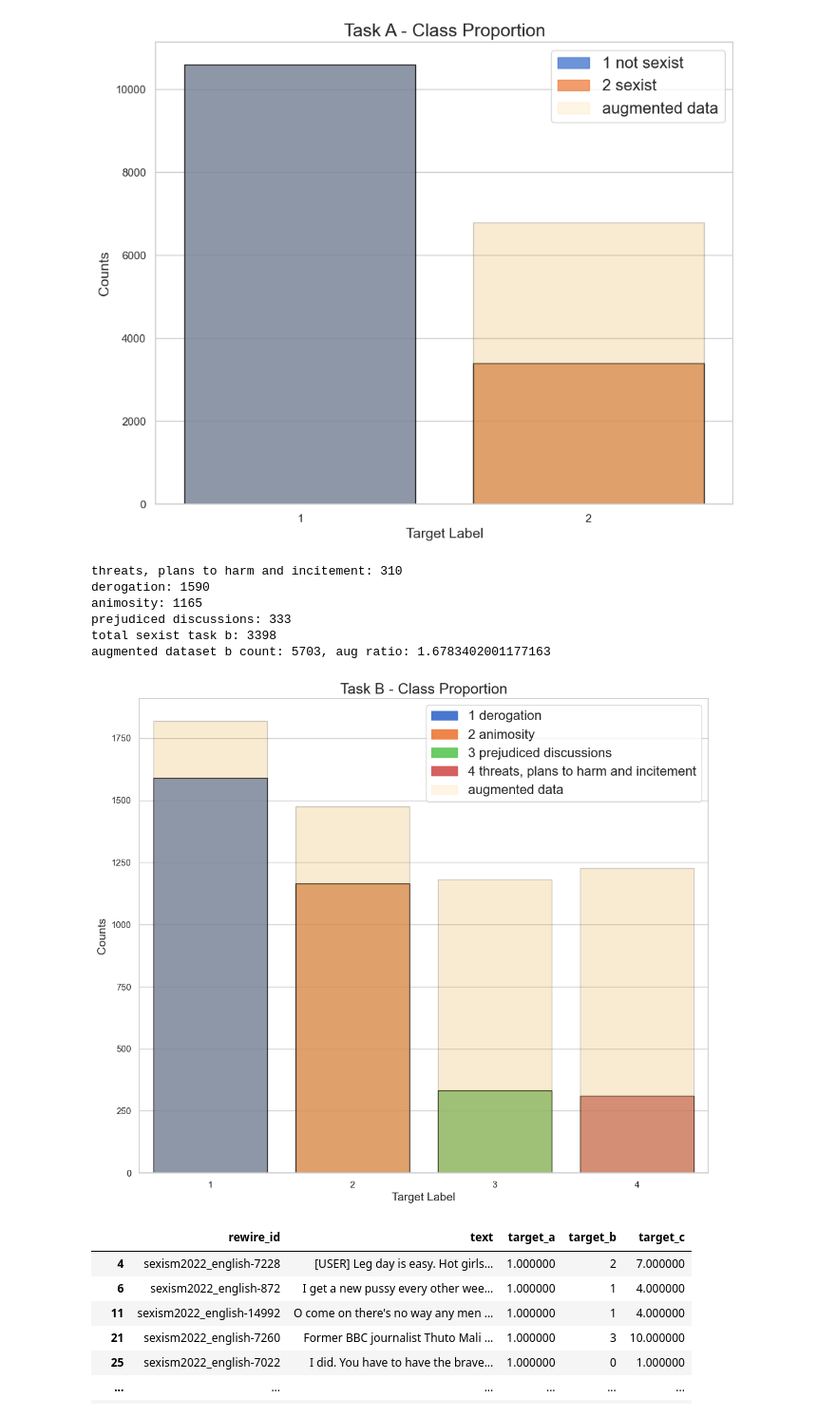
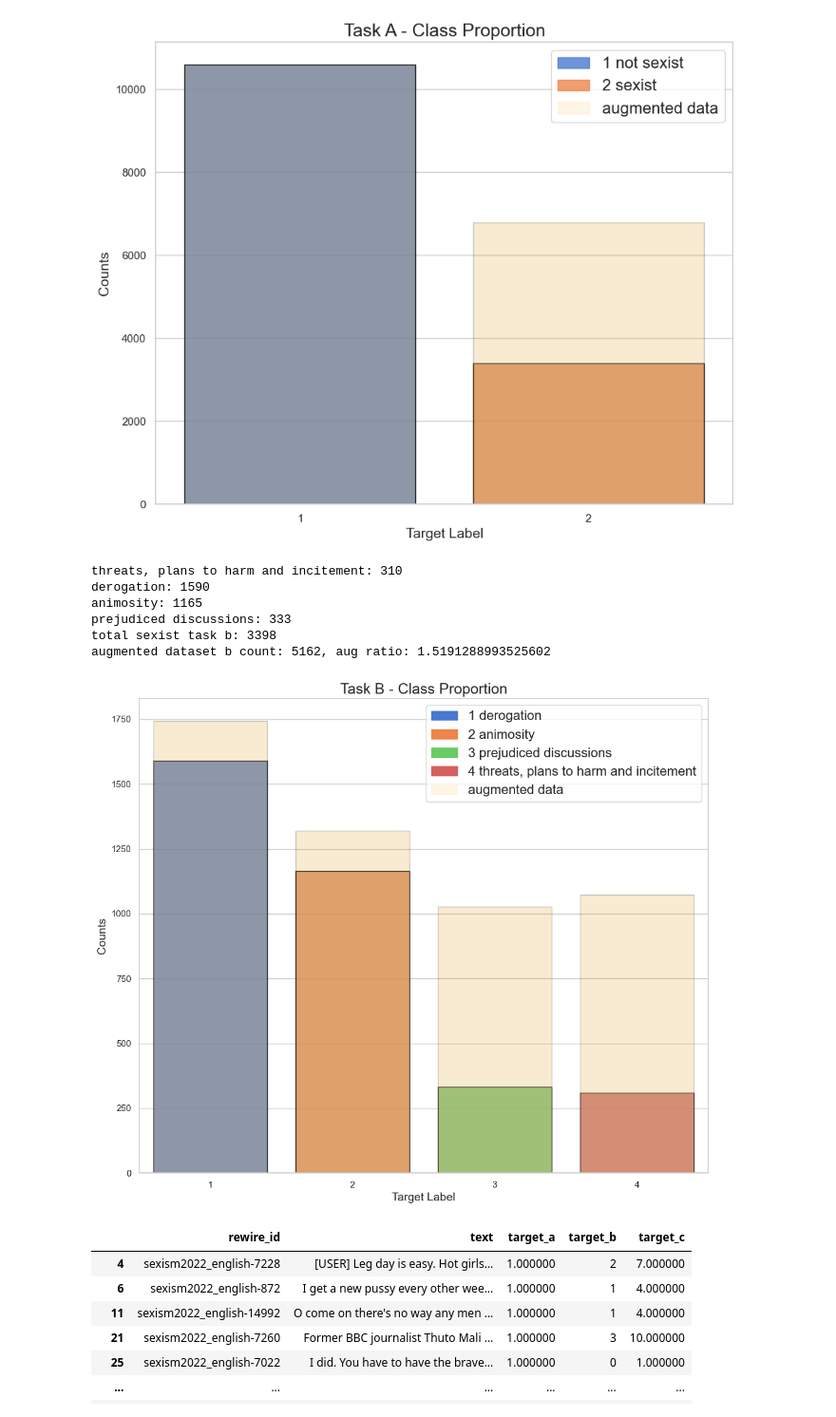
Before and after one commit to AxelBogos/SemEval-Edos, a Jupyter notebook: notebooks/5_ab_final-report-plots-data-aug.ipynb, the cells around one changed output. Shown at 95% size. Saved outputs shown, nothing was run; the diff lists cells and outputs as text; code cells hidden in the pictures.

```diff
--- a/notebooks/5_ab_final-report-plots-data-aug.ipynb
+++ b/notebooks/5_ab_final-report-plots-data-aug.ipynb
@@ -110,7 +110,7 @@ print(f"total sexist task b: {len(pd.concat([b1, b2, b3, b4]))}")
 
 aug_task_b = pd.concat([train_task_b,
                         b1_aug_insertion,
-                        b1_aug_syn.sample(int(len(b1)*1)),
+                        b1_aug_syn.sample(int(len(b1)*0.5)),
                         b1_aug_swap.sample(int(len(b1)*0)),
 
                         b2_aug_insertion.sample(int(len(b2)*0)),
@@ -119,13 +119,13 @@ aug_task_b = pd.concat([train_task_b,
                         b3_aug_insertion.sample(int(len(b3)*0)),
                         b3_aug_syn.sample(int(len(b3)*0)),
 
-                        b4_aug_syn.sample(int(len(b1)*1)),
+                        b4_aug_syn.sample(int(len(b1)*0.5)),
                         b4_aug_insertion.sample(int(len(b1)*1)),
                         b4_aug_swap.sample(int(len(b4)*0)),
 
                         b1_sf.sample(int(len(b1_sf)*1)),
-                        b2_sf.sample(int(len(b2_sf)*0.6)),
-                        b3_sf.sample(int(len(b3_sf)*0.4)),
+                        b2_sf.sample(int(len(b2_sf)*0.4)),
+                        b3_sf.sample(int(len(b3_sf)*0.2)),
                         b4_sf.sample(int(len(b4_sf)*1))])
 
 print(f"augmented dataset b count: {len(aug_task_b)}, aug ratio: {len(aug_task_b)/len(train_task_b)}")
@@ -152,35 +152,35 @@ counts1 = counts1.reindex([1,2,3,0])
 # Create a bar plot using Seaborn
 palette = sns.color_palette("muted")
 sns.barplot(x=counts.index, y=counts.values, order=counts.index, palette=palette,
             edgecolor="black", alpha=0.8)
 
 sns.barplot(x=counts1.index, y=counts1.values, order=counts1.index, color='orange',
             edgecolor="black", alpha=0.2)
 
 labels = ['1 derogation', '2 animosity', '3 prejudiced discussions', '4 threats, plans to harm and incitement']
 labels_axis = ['1', '2', '3', '4']
 plt.xticks([0, 1, 2, 3], labels_axis)
 
 # Create proxy artists for the legend
 proxy_artists = []
 for i, (label, color) in enumerate(zip(labels, palette)):
     proxy_artists.append(mpatches.Patch(color=color, label=label, edgecolor='black', alpha=1))
     if i == 3:
         # Add a separate bar for augmented data
         proxy_artists.append(mpatches.Patch(color='orange', label="augmented data", edgecolor='black', alpha=0.1))
 
 # Create the legend
 plt.legend(handles=proxy_artists, loc='upper right', fontsize=16, bbox_to_anchor=(1.0, 1.0))
 plt.subplots_adjust(left=0.1, right=0.9, bottom=0.1, top=0.9)
 # plt.savefig('TaskB-ClassProportion_aug.png', dpi=500)
 # %% [output]
 threats, plans to harm and incitement: 310
 derogation: 1590
 animosity: 1165
 prejudiced discussions: 333
 total sexist task b: 3398
-augmented dataset b count: 5703, aug ratio: 1.6783402001177163
+augmented dataset b count: 5162, aug ratio: 1.5191288993525602
-[figure, old version]
+[figure, new version]
 # %%
 aug_task_b
 # %% [output]
```
Also changed, not shown: 1 other file.
